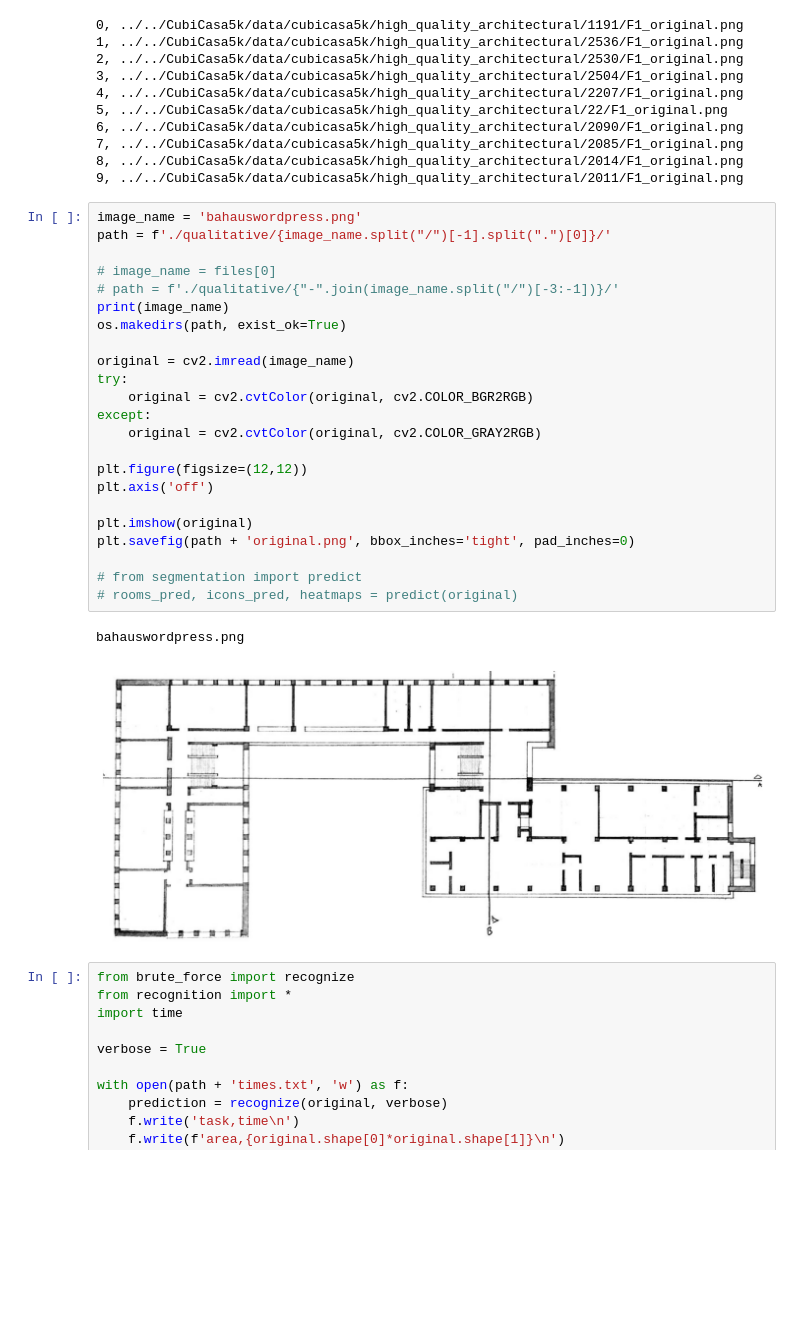
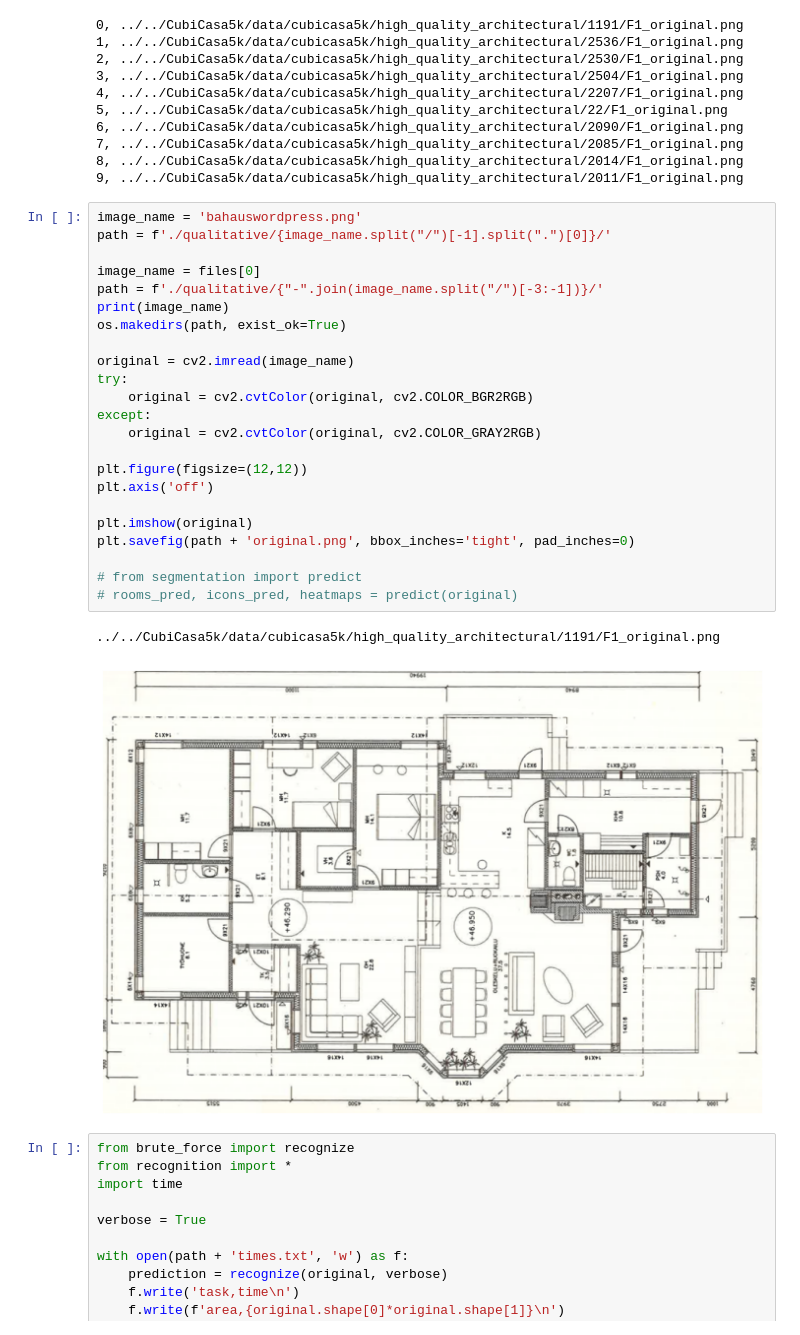
Before and after one commit to joaocmd/Inverse-Algorithmic-Design, a Jupyter notebook: Recognition/qualitative-results.ipynb, the cells around one changed output. Drawn from its saved outputs; the diff is of its cells as text; blank space fills up the shorter version.

```diff
--- a/Recognition/qualitative-results.ipynb
+++ b/Recognition/qualitative-results.ipynb
@@ -22,29 +22,29 @@ print('\n'.join(f'{i}, {f}' for i,f in enumerate(files[:10])))
 # %%
 image_name = 'bahauswordpress.png'
 path = f'./qualitative/{image_name.split("/")[-1].split(".")[0]}/'
 
-# image_name = files[0]
-# path = f'./qualitative/{"-".join(image_name.split("/")[-3:-1])}/'
+image_name = files[0]
+path = f'./qualitative/{"-".join(image_name.split("/")[-3:-1])}/'
 print(image_name)
 os.makedirs(path, exist_ok=True)
 
 original = cv2.imread(image_name)
 try:
     original = cv2.cvtColor(original, cv2.COLOR_BGR2RGB)
 except:
     original = cv2.cvtColor(original, cv2.COLOR_GRAY2RGB)
 
 plt.figure(figsize=(12,12))
 plt.axis('off')
 
 plt.imshow(original)
 plt.savefig(path + 'original.png', bbox_inches='tight', pad_inches=0)
 
 # from segmentation import predict
 # rooms_pred, icons_pred, heatmaps = predict(original)
 # %% [output]
-bahauswordpress.png
+../../CubiCasa5k/data/cubicasa5k/high_quality_architectural/1191/F1_original.png
-[figure, old version]
+[figure, new version]
 # %%
 from brute_force import recognize
 from recognition import *
```
Also changed, not shown: parts of 9 cells of this notebook, 11 other files.
